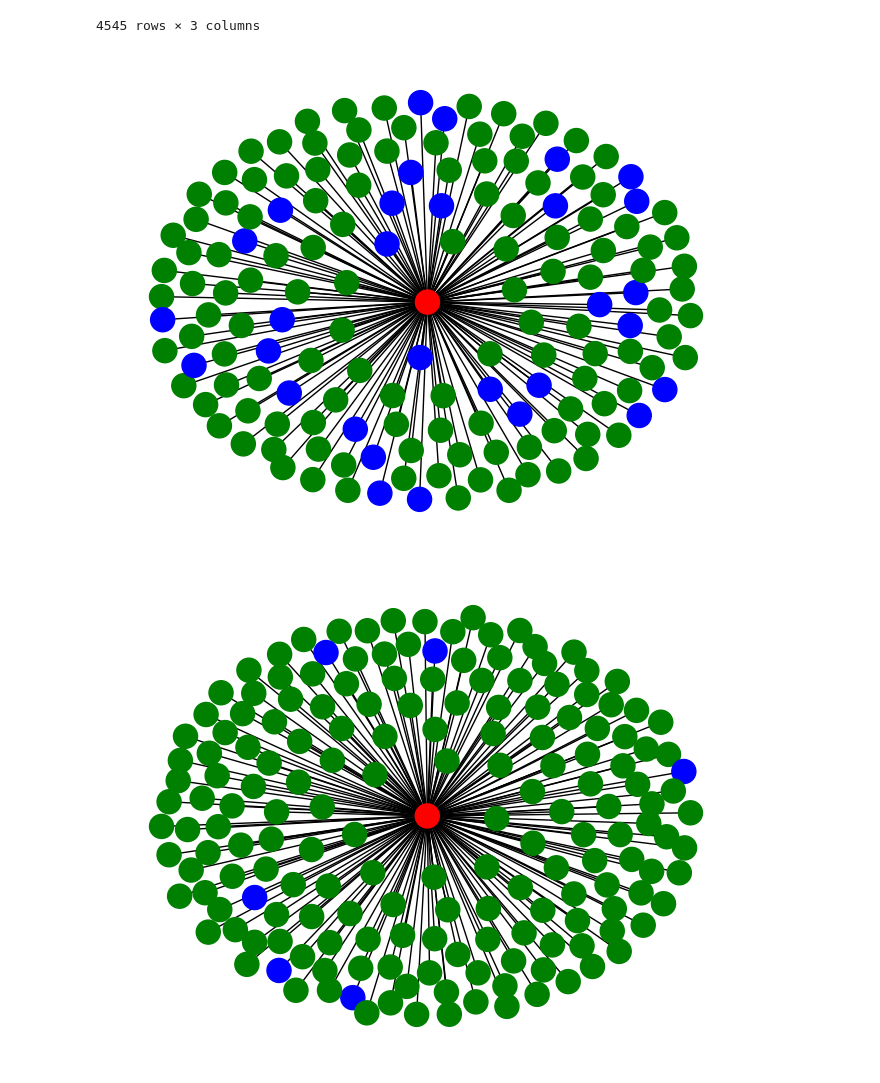
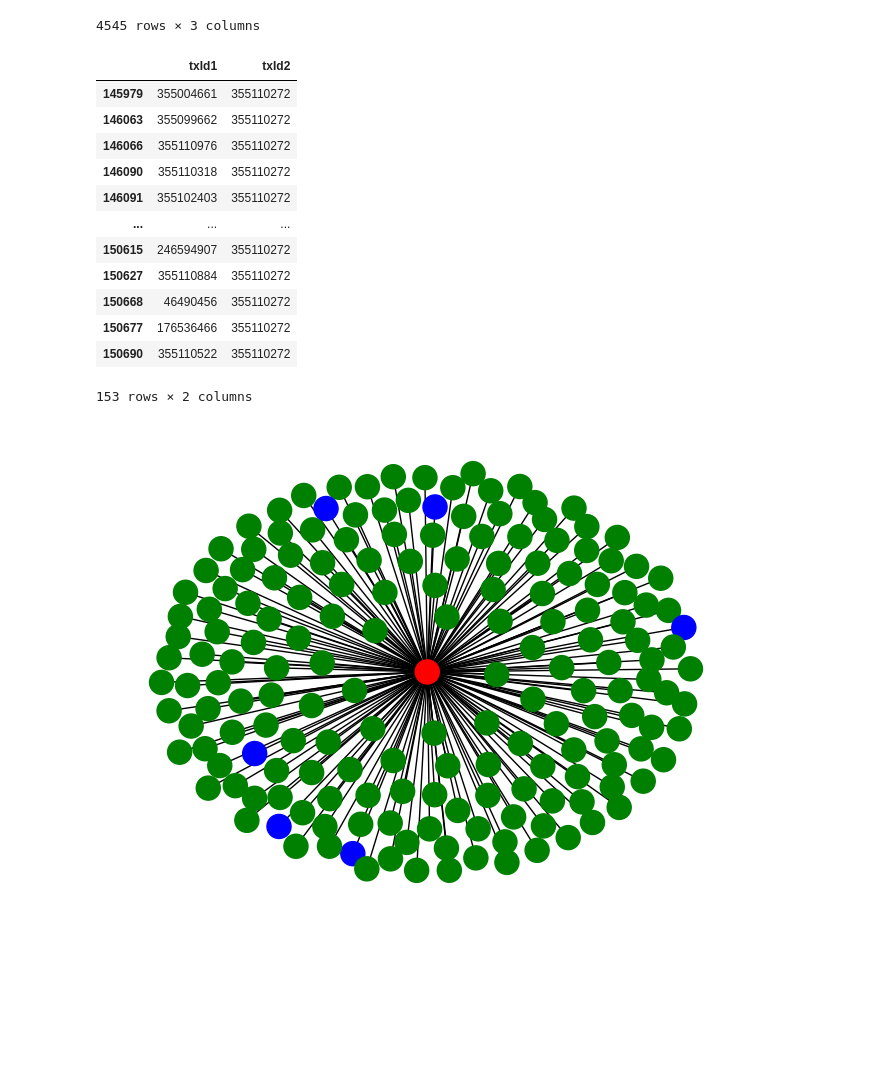
Before and after one commit to yucfu/gnn_fraud_detection, a Jupyter notebook: oddball_pattern.ipynb, the cells around one changed output. Cells and saved outputs as stored; diff of their text form; code cells hidden in the pictures; blank space fills up the shorter version.

```diff
--- a/oddball_pattern.ipynb
+++ b/oddball_pattern.ipynb
@@ -78,9 +78,22 @@ def visualize_anomaly_graph(edge_df):
 # %%
 selected_node = res_labeled.txId[0]
 one_hop_edge = df_edges[(df_edges.txId1 == selected_node)|(df_edges.txId2 == selected_node)]
-visualize_anomaly_graph(one_hop_edge)
+one_hop_edge
+# visualize_anomaly_graph(one_hop_edge)
 # %% [output]
-[figure, removed]
+|  | txId1 | txId2 |
+| 145979 | 355004661 | 355110272 |
+| 146063 | 355099662 | 355110272 |
+| 146066 | 355110976 | 355110272 |
+| 146090 | 355110318 | 355110272 |
+| 146091 | 355102403 | 355110272 |
+| ... | ... | ... |
+| 150615 | 246594907 | 355110272 |
+| 150627 | 355110884 | 355110272 |
+| 150668 | 46490456 | 355110272 |
+| 150677 | 176536466 | 355110272 |
+| 150690 | 355110522 | 355110272 |
+153 rows × 2 columns
 # %%
 selected_node = res_labeled.txId[1]
 one_hop_edge = df_edges[(df_edges.txId1 == selected_node)|(df_edges.txId2 == selected_node)]
```
Also changed, not shown: parts of 6 cells of this notebook.
